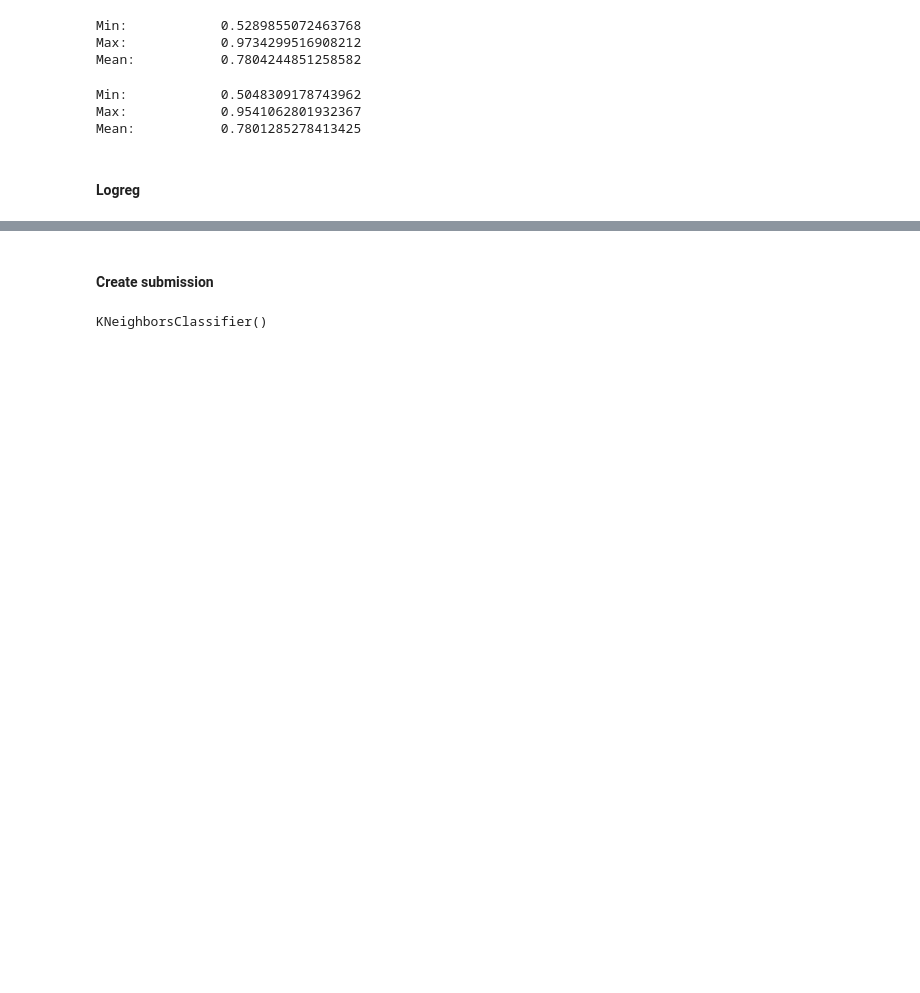
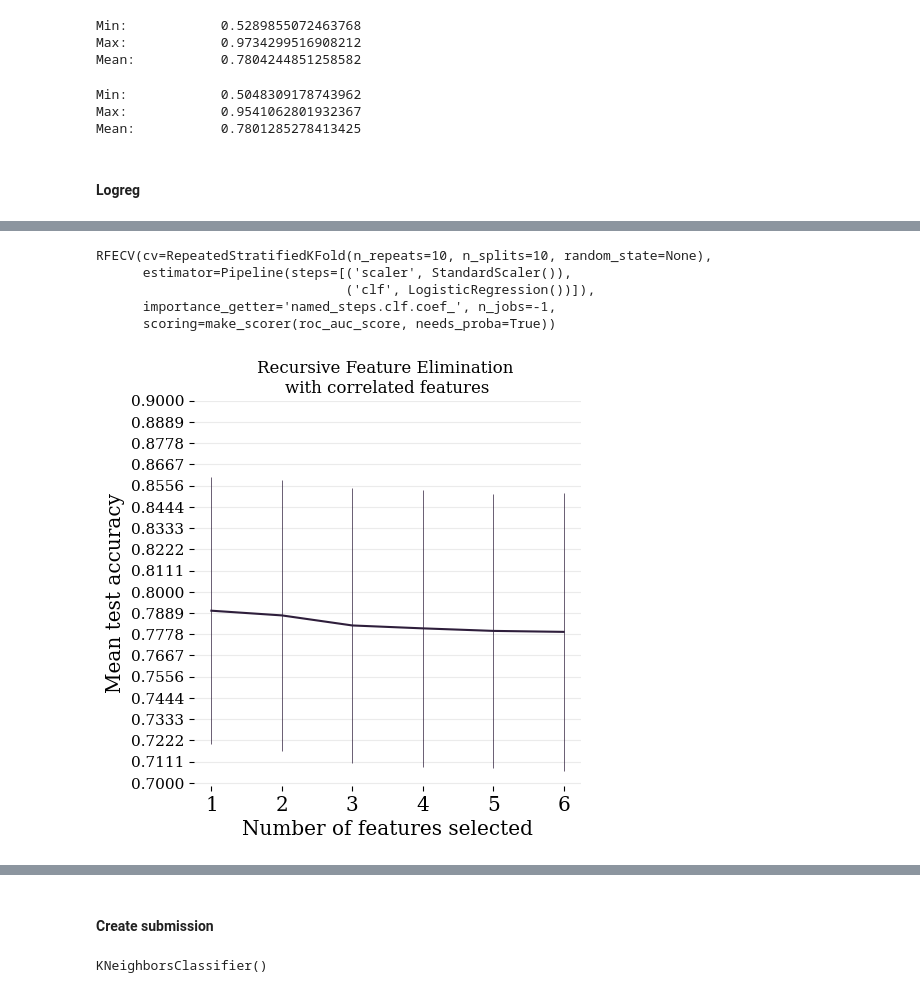
Before and after one commit to tripnv/playgrounds, a Jupyter notebook: 3-12/baseline.ipynb, the cells around one changed output, grey strips where cells are left out. Drawn from its saved outputs; the diff is of its cells as text; code cells hidden in the pictures; blank space fills up the shorter version.

```diff
--- a/3-12/baseline.ipynb
+++ b/3-12/baseline.ipynb
@@ -733,0 +794,45 @@ Mean:           0.781395881006865
+# %%
+clf = LogisticRegression()
+scaler = StandardScaler()
+pipeline = Pipeline([
+    ('scaler', scaler),
+    ('clf', clf)
+])
+
+rkfold = RepeatedStratifiedKFold(n_splits=10, n_repeats=10)
+
+feature_selector = RFECV(
+    estimator=pipeline,
+    cv = rkfold,
+    scoring = make_scorer(roc_auc_score, greater_is_better=True, needs_proba = True),
+    importance_getter= 'named_steps.clf.coef_',
+    n_jobs = -1
+)
+# %%
+feature_selector.fit(X,Y)
+# %% [output]
+RFECV(cv=RepeatedStratifiedKFold(n_repeats=10, n_splits=10, random_state=None),
+      estimator=Pipeline(steps=[('scaler', StandardScaler()),
+                                ('clf', LogisticRegression())]),
+      importance_getter='named_steps.clf.coef_', n_jobs=-1,
+      scoring=make_scorer(roc_auc_score, needs_proba=True))
+# %%
+n_scores = len(feature_selector.cv_results_["mean_test_score"])
+min_features_to_select = 1
+plt.figure()
+plt.xlabel("Number of features selected")
+plt.ylabel("Mean test accuracy")
+plt.errorbar(
+    range(min_features_to_select, n_scores + min_features_to_select),
+    feature_selector.cv_results_["mean_test_score"],
+    yerr=feature_selector.cv_results_["std_test_score"],
+    elinewidth=.5,
+)
+plt.box()
+plt.grid(axis='y')
+plt.title("Recursive Feature Elimination \nwith correlated features")
+plt.yticks(fontsize = 11)
+plt.yticks(np.linspace(.7, .9, 19))
+plt.show()
+# %% [output]
+[figure, added]
```
Also changed, not shown: parts of 20 cells of this notebook.
